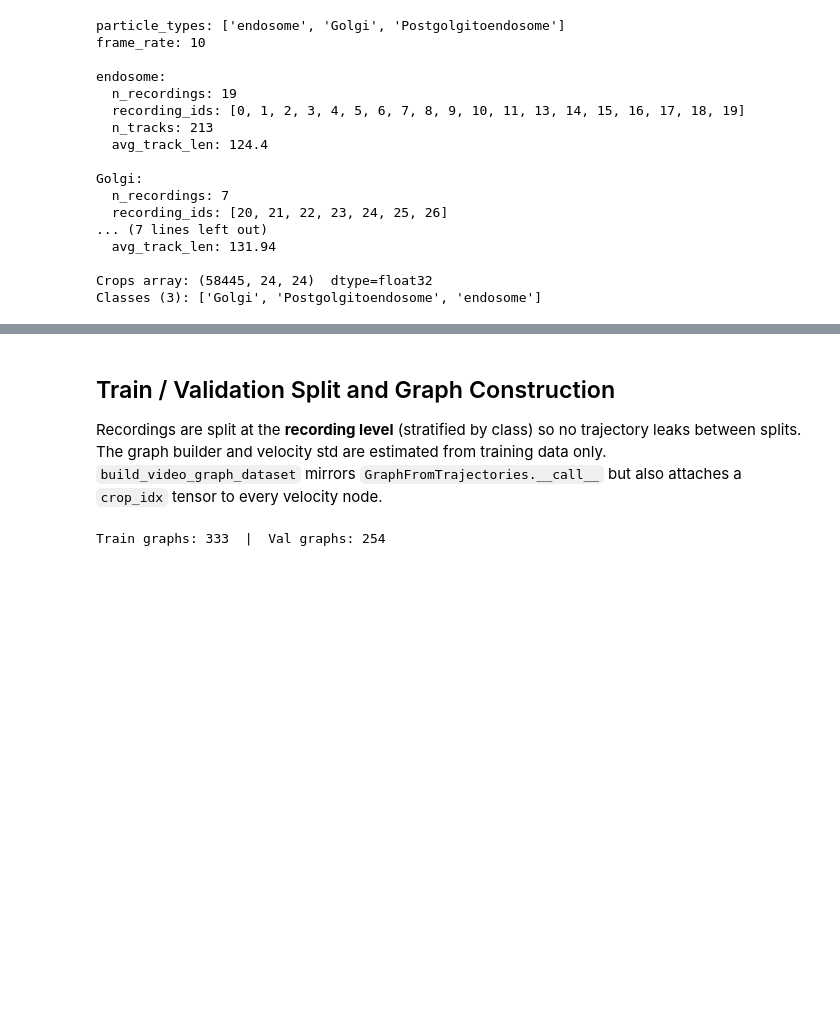
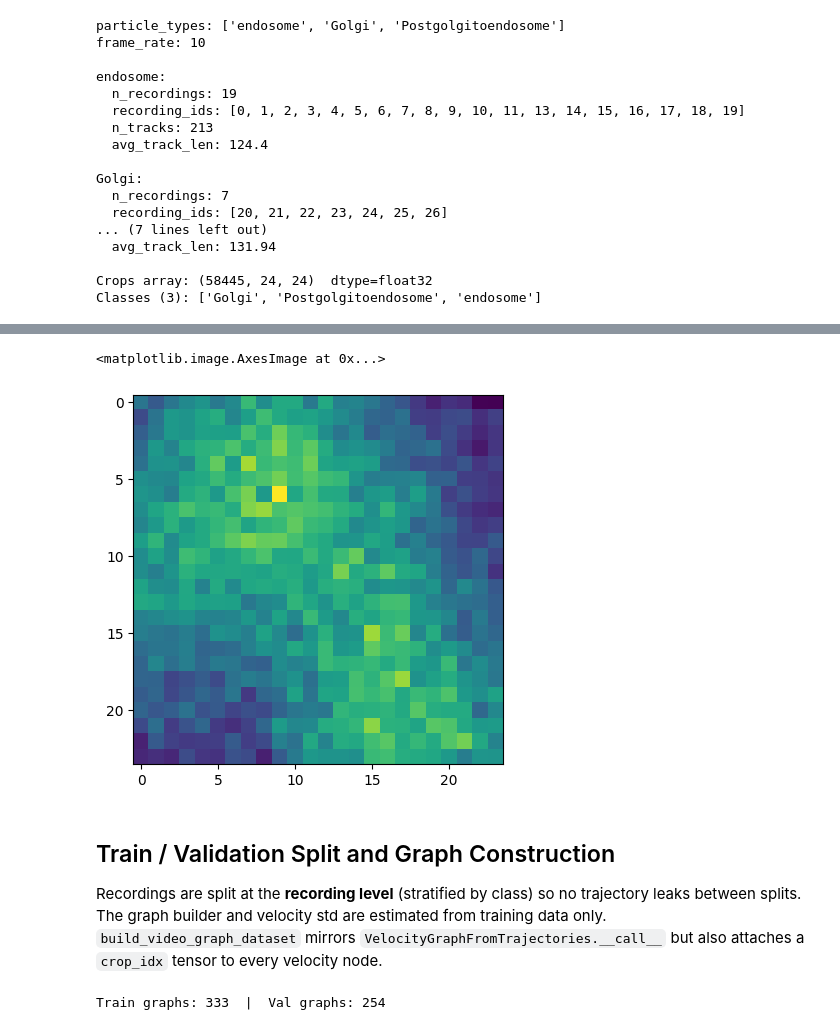
Before and after one commit to foca13/ParticleClassification, a Jupyter notebook: notebooks/04_magik_video.ipynb, the cells around one changed output, grey strips where cells are left out. Drawn from its saved outputs; the diff is of its cells as text; code cells hidden in the pictures; blank space fills up the shorter version.

Commit message:
feat: video graph integration

```diff
--- a/notebooks/04_magik_video.ipynb
+++ b/notebooks/04_magik_video.ipynb
@@ -63,7 +85,12 @@ Classes (3): ['Golgi', 'Postgolgitoendosome', 'endosome']
+# %%
+plt.imshow(crops[0])
+# %% [output]
+<matplotlib.image.AxesImage at 0x...>
+[figure, added]
 # %% [markdown]
 ## Train / Validation Split and Graph Construction
 
-Recordings are split at the **recording level** (stratified by class) so no trajectory leaks between splits.  The graph builder and velocity std are estimated from training data only.  `build_video_graph_dataset` mirrors `GraphFromTrajectories.__call__` but also attaches a `crop_idx` tensor to every velocity node.
+Recordings are split at the **recording level** (stratified by class) so no trajectory leaks between splits.  The graph builder and velocity std are estimated from training data only.  `build_video_graph_dataset` mirrors `VelocityGraphFromTrajectories.__call__` but also attaches a `crop_idx` tensor to every velocity node.
 # %%
 test_size = 0.25
 seed = 6
```
Also changed, not shown: parts of 4 cells of this notebook, 10 other files.
